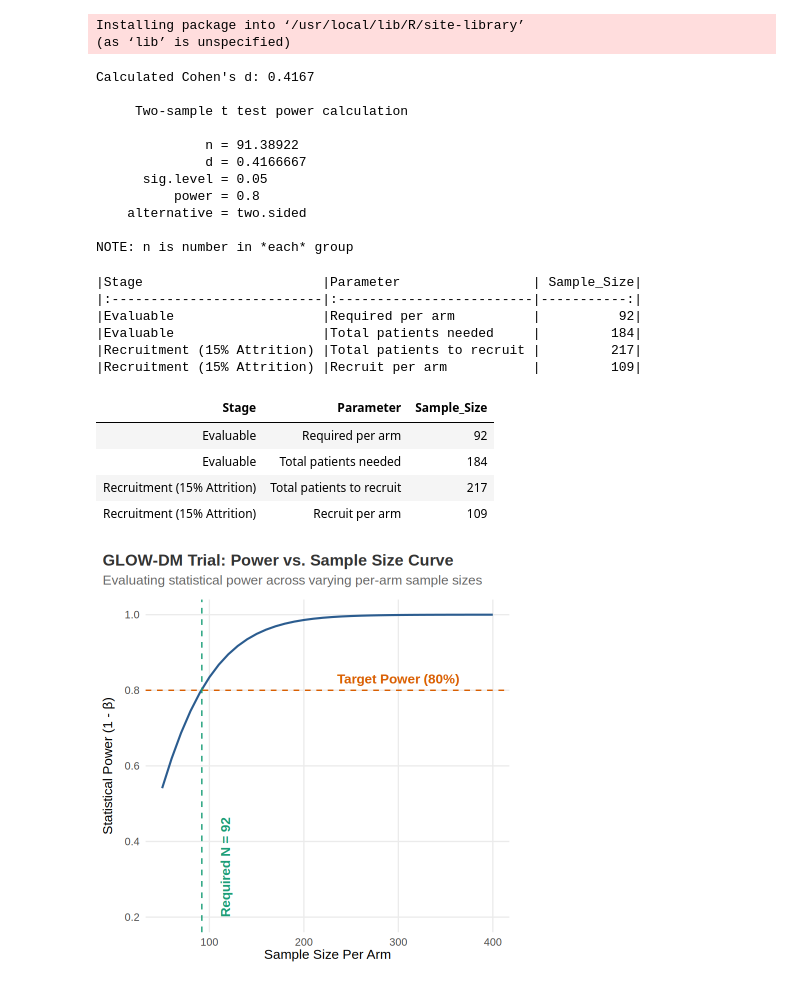
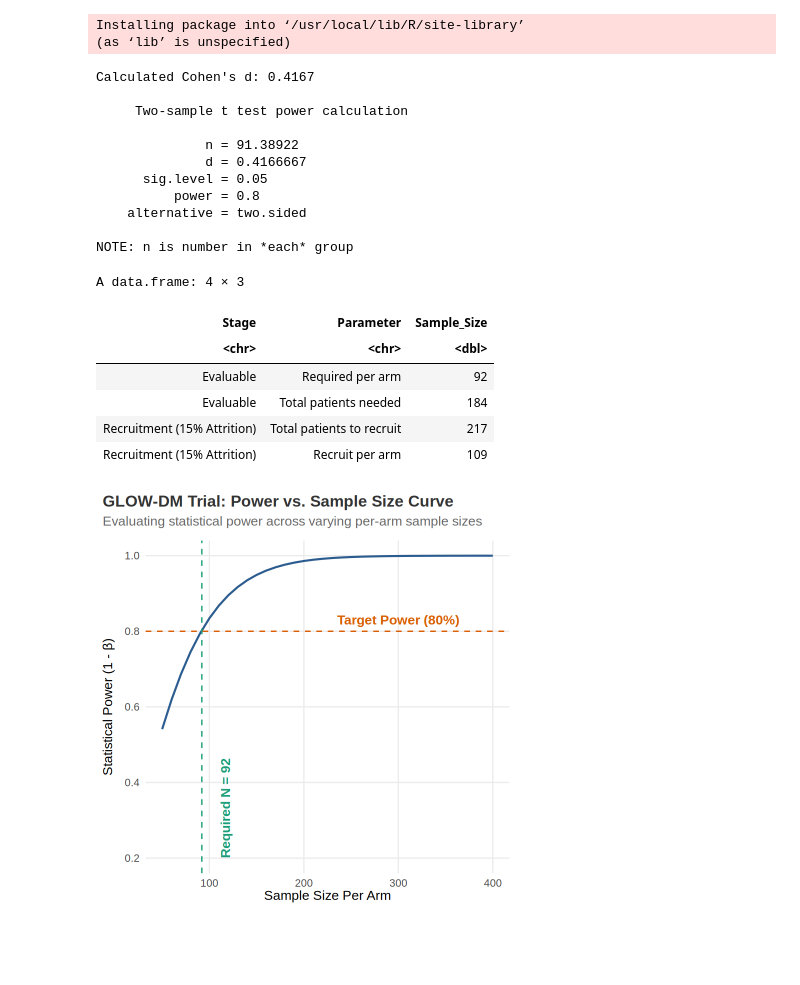
Before and after one commit to manishdatt-edu/biostats, a Jupyter notebook: Power_analysis.ipynb, the cells around one changed output. Cells and saved outputs as stored; diff of their text form; code cells hidden in the pictures; blank space fills up the shorter version.

```diff
--- a/Power_analysis.ipynb
+++ b/Power_analysis.ipynb
@@ -195,52 +195,41 @@ total_recruited <- ceiling(total_evaluable / (1 - dropout_rate))
 n_per_arm_recruited <- ceiling(total_recruited / 2)
 
 sample_summary <- data.frame(
   Stage = c("Evaluable", "Evaluable", "Recruitment (15% Attrition)", "Recruitment (15% Attrition)"),
   Parameter = c(
     "Required per arm",
     "Total patients needed",
     "Total patients to recruit",
     "Recruit per arm"
   ),
   Sample_Size = c(
     n_per_arm,
     total_evaluable,
     total_recruited,
     n_per_arm_recruited
   )
 )
 
-knitr::kable(sample_summary)
+sample_summary
 # %% [output]
 Calculated Cohen's d: 0.4167
 
      Two-sample t test power calculation
 
               n = 91.38922
               d = 0.4166667
       sig.level = 0.05
           power = 0.8
     alternative = two.sided
 
 NOTE: n is number in *each* group
-|Stage                       |Parameter                 | Sample_Size|
-|:---------------------------|:-------------------------|-----------:|
-|Evaluable                   |Required per arm          |          92|
-|Evaluable                   |Total patients needed     |         184|
-|Recruitment (15% Attrition) |Total patients to recruit |         217|
-|Recruitment (15% Attrition) |Recruit per arm           |         109|
+A data.frame: 4 × 3
+| Stage | Parameter | Sample_Size |
+| <chr> | <chr> | <dbl> |
+| Evaluable | Required per arm | 92 |
+| Evaluable | Total patients needed | 184 |
+| Recruitment (15% Attrition) | Total patients to recruit | 217 |
+| Recruitment (15% Attrition) | Recruit per arm | 109 |
-# %%
-# To view it as a rendered HTML table inside Colab, you can format it as HTML
-# and use the IRdisplay package to output it directly:
-library(IRdisplay)
-html_table <- knitr::kable(sample_summary, format = "html", table.attr = "style='width:100%; border: 1px solid #ddd; border-collapse: collapse;' class='table'")
-display_html(as.character(html_table))
-# %% [output]
-| Stage | Parameter | Sample_Size |
-| Evaluable | Required per arm | 92 |
-| Evaluable | Total patients needed | 184 |
-| Recruitment (15% Attrition) | Total patients to recruit | 217 |
-| Recruitment (15% Attrition) | Recruit per arm | 109 |
 # %%
 # Generating a Power Curve for Visualization
 sample_sizes <- seq(50, 400, by = 10)
```
Also changed, not shown: 1 other file.
